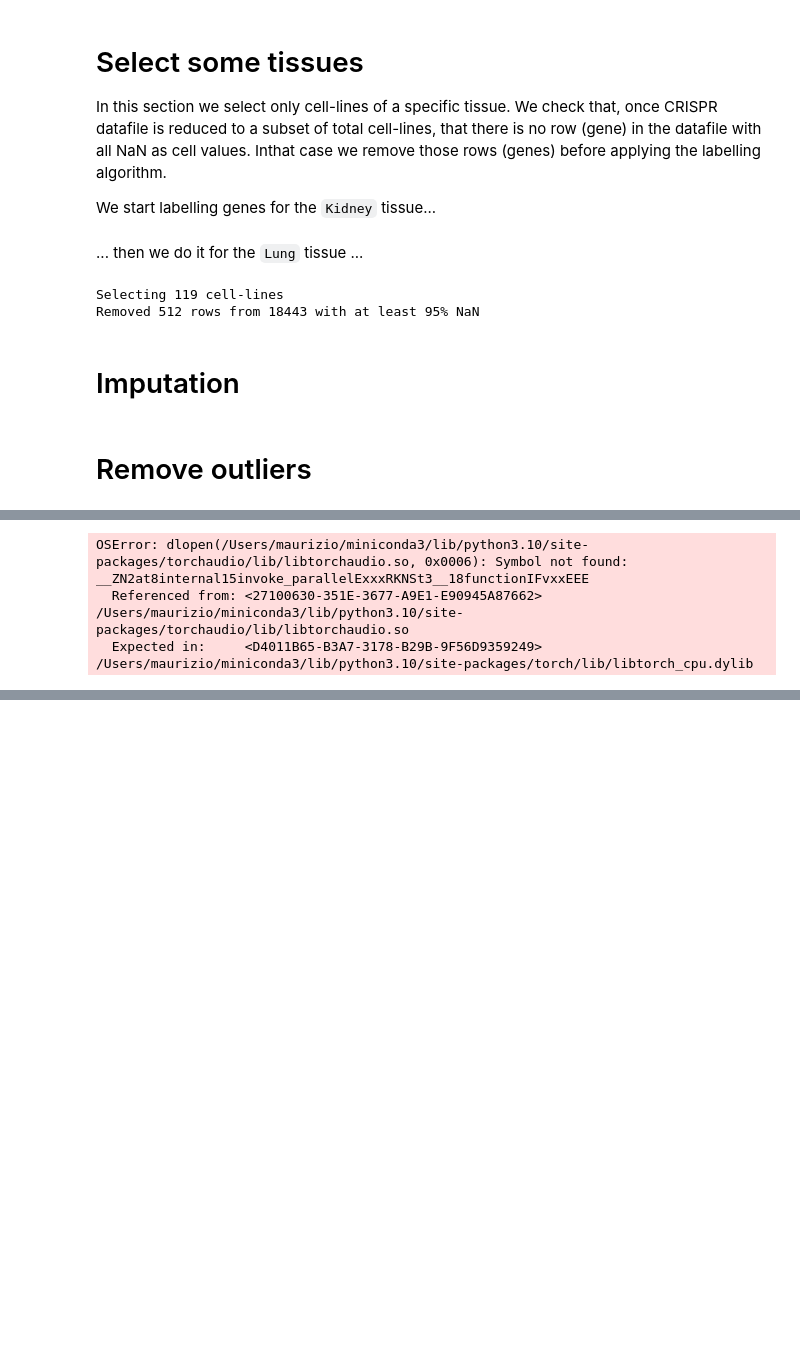
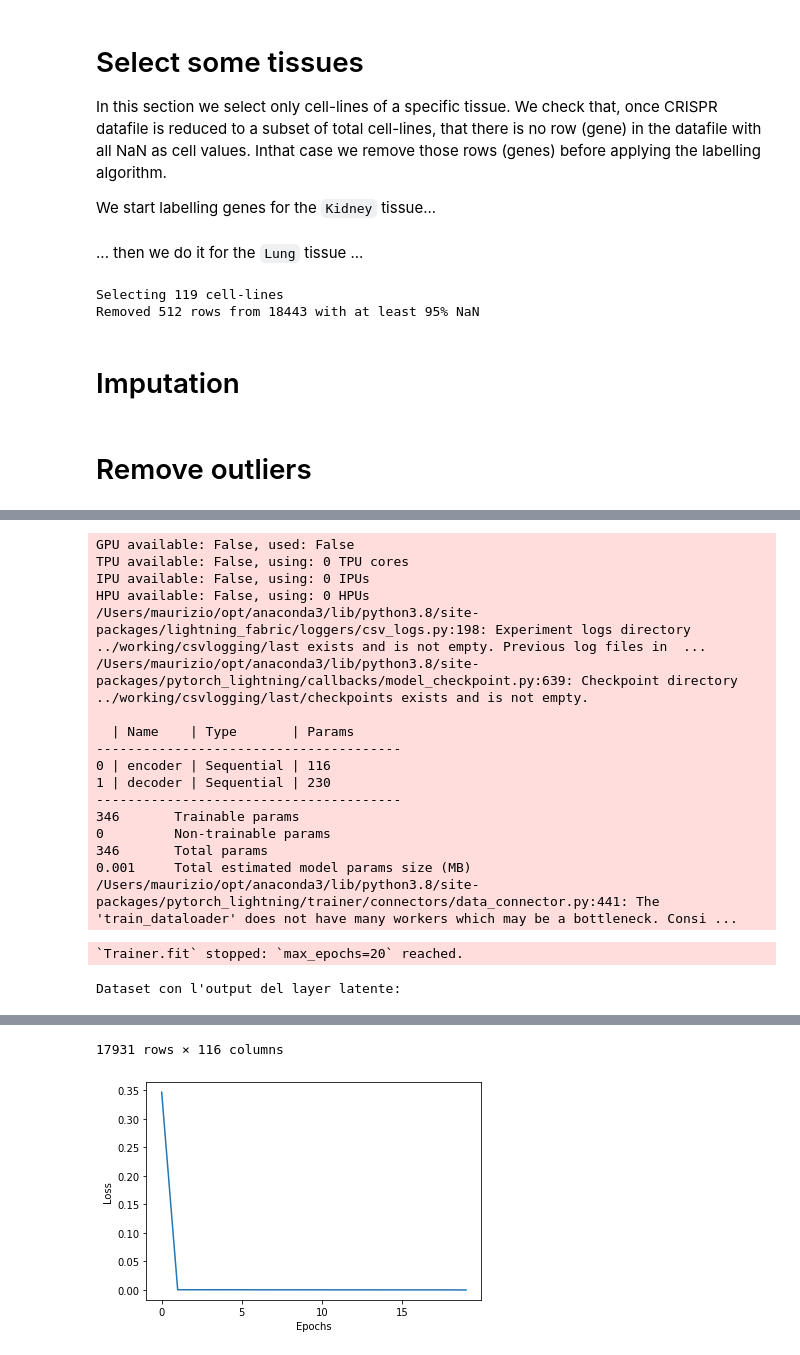
Before and after one commit to giordamaug/HELP, a Jupyter notebook: help/notebooks/labelling_tissue_AE.ipynb, the cells around one changed output, grey strips where cells are left out. Saved outputs shown, nothing was run; the diff lists cells and outputs as text; code cells hidden in the pictures; blank space fills up the shorter version.

```diff
--- a/help/notebooks/labelling_tissue_AE.ipynb
+++ b/help/notebooks/labelling_tissue_AE.ipynb
@@ -189,7 +185,7 @@ from sklearn.preprocessing import MinMaxScaler
 from pytorch_lightning.loggers import CSVLogger
 
 csv_logger = CSVLogger(
-    save_dir='/kaggle/working/',
+    save_dir='../working/',
     name='csvlogging',
     version = 'last'
 )
@@ -201,6 +197,7 @@ torch.manual_seed(42)
 
 
 # Aggiungi la colonna target al dataset delle variabili
+variables = list(df_nonan_nool.columns)
 dfsc = df_nonan_nool.assign(Target=df_nonan_nool.sum(axis=1))
 
 # Converti il DataFrame in un tensore PyTorch
@@ -218,7 +215,7 @@ train_dataset = TensorDataset(train_data[:, :-1], train_data[:, -1])
 train_loader = DataLoader(train_dataset, batch_size=32, shuffle=True)
 
 # Inizializzazione del modello e dell'ottimizzatore
-input_dim = len(variabili_per_indice)
+input_dim = len(variables)
 encoding_dim = 1
 
 #encoder = nn.Sequential(nn.Linear(input_dim, int(input_dim/2)), nn.ReLU(), nn.Linear(int(input_dim/2), encoding_dim))
@@ -269,14 +266,30 @@ data_with_latent = torch.cat((data[:, :-1], latent_output), dim=1)
 
 # Stampa le prime righe del dataset con l'output del layer latente
 print("Dataset con l'output del layer latente:")
-data_windex = pd.DataFrame(data_with_latent.detach().numpy(), columns=variabili_per_indice+ ['Indice Composito'])
+data_windex = pd.DataFrame(data_with_latent.detach().numpy(), columns=variables+['Indice Composito'])
 plt.xlabel('Epochs')
 plt.ylabel('Loss')
 plt.xticks(np.arange(0, epochs, step=5)),
 # Visualizziamo l'andamento del addestramento dell'autoencoder
-plt.plot(pd.read_csv('/kaggle/working/csvlogging/last/metrics.csv')[-epochs:]['Loss'].reset_index().drop(columns=['index']))
+plt.plot(pd.read_csv('../working/csvlogging/last/metrics.csv')[-epochs:]['Loss'].reset_index().drop(columns=['index']))
 data_windex
 # %% [output]
-OSError: dlopen(/Users/maurizio/miniconda3/lib/python3.10/site-packages/torchaudio/lib/libtorchaudio.so, 0x0006): Symbol not found: __ZN2at8internal15invoke_parallelExxxRKNSt3__18functionIFvxxEEE
-  Referenced from: <27100630-351E-3677-A9E1-E90945A87662> /Users/maurizio/miniconda3/lib/python3.10/site-packages/torchaudio/lib/libtorchaudio.so
-  Expected in:     <D4011B65-B3A7-3178-B29B-9F56D9359249> /Users/maurizio/miniconda3/lib/python3.10/site-packages/torch/lib/libtorch_cpu.dylib
+GPU available: False, used: False
+TPU available: False, using: 0 TPU cores
+IPU available: False, using: 0 IPUs
+HPU available: False, using: 0 HPUs
+/Users/maurizio/opt/anaconda3/lib/python3.8/site-packages/lightning_fabric/loggers/csv_logs.py:198: Experiment logs directory ../working/csvlogging/last exists and is not empty. Previous log files in  ...
+/Users/maurizio/opt/anaconda3/lib/python3.8/site-packages/pytorch_lightning/callbacks/model_checkpoint.py:639: Checkpoint directory ../working/csvlogging/last/checkpoints exists and is not empty.
+
+  | Name    | Type       | Params
+---------------------------------------
+0 | encoder | Sequential | 116
+1 | decoder | Sequential | 230
+---------------------------------------
+346       Trainable params
+0         Non-trainable params
+346       Total params
+0.001     Total estimated model params size (MB)
+/Users/maurizio/opt/anaconda3/lib/python3.8/site-packages/pytorch_lightning/trainer/connectors/data_connector.py:441: The 'train_dataloader' does not have many workers which may be a bottleneck. Consi ...
+`Trainer.fit` stopped: `max_epochs=20` reached.
+Dataset con l'output del layer latente:
@@ -282,0 +308,2 @@ OSError: dlopen(/Users/maurizio/miniconda3/lib/python3.10/site-packages/torchaud
+17931 rows × 116 columns
+[figure, added]
```
Also changed, not shown: parts of 9 cells of this notebook.
